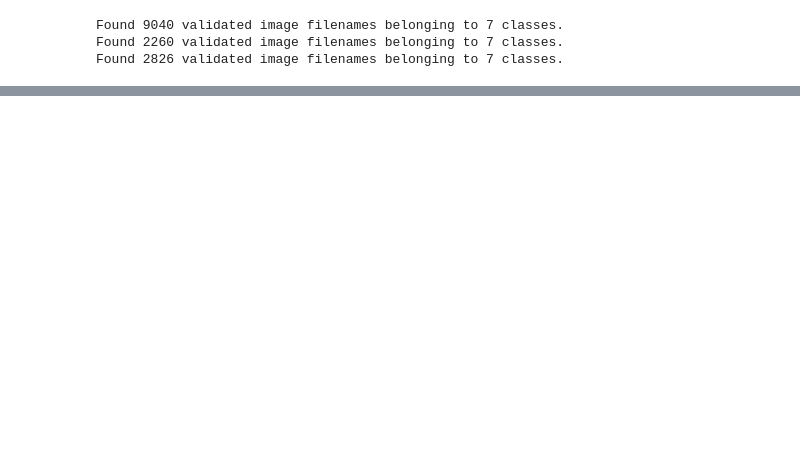
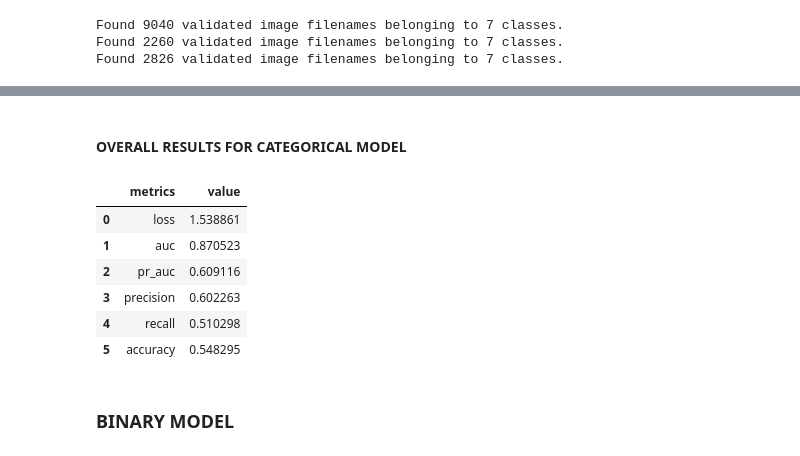
Before and after one commit to carlajord/methane_source, a Jupyter notebook: baseline.ipynb, the cells around one changed output, grey strips where cells are left out. Drawn from its saved outputs; the diff is of its cells as text; code cells hidden in the pictures; blank space fills up the shorter version.

Commit message:
baseline 2 models

```diff
--- a/baseline.ipynb
+++ b/baseline.ipynb
@@ -112,7 +112,7 @@ train_generator=train_datagen.flow_from_dataframe(
     class_mode="categorical", target_size=(720,720), batch_size=batch_size , subset = "training", color_mode='rgb')
 validation_generator = train_datagen.flow_from_dataframe(dataframe=labels_unique_train, directory=dir_path,
     x_col="Image_Folder", y_col="Type", seed = 42,
-    class_mode="categorical", target_size=(720,720), batch_size=batch_size , subset = "validation", color_mode='rgb')
+    class_mode="categorical", target_size=(720,720), batch_size=batch_size/2, subset = "validation", color_mode='rgb')
 test_generator = test_datagen.flow_from_dataframe(dataframe=labels_unique_test, directory=dir_path,
     x_col="Image_Folder", y_col="Type", seed = 42,
     class_mode="categorical", target_size=(720,720), batch_size=batch_size , color_mode='rgb')
@@ -128,14 +128,15 @@ STEP_SIZE_TEST=test_generator.n//test_generator.batch_size
 ##create build_model funtion
 def build_model():
     inputs = layers.Input(shape=(720, 720, 3))
-
-    cnn = layers.Conv2D(32, (3, 3), activation='relu')(inputs)
+    res= layers.Resizing(360,360, interpolation='bilinear',
+                         crop_to_aspect_ratio=False)(inputs)
+    cnn = layers.Conv2D(32, (3, 3), activation='relu')(res)
     cnn2 = layers.MaxPooling2D((2, 2))(cnn)
     cnn3 = layers.Conv2D(64, (3, 3), activation='relu')(cnn2)
     cnn4 = layers.MaxPooling2D((2, 2))(cnn3)
 
     flatten = layers.Flatten()(cnn4)
-    dense1 = layers.Dense(32, activation='relu')(flatten)
+    dense1 = layers.Dense(16, activation='relu')(flatten)
     out = layers.Dense(7, activation='softmax')(dense1)
 
     model = Model(inputs=inputs, outputs=out)
@@ -145,7 +146,6 @@ def build_model():
         tf.keras.metrics.AUC(name='pr_auc', curve='PR'),
         tf.keras.metrics.Precision(name='precision'),
         tf.keras.metrics.Recall(name='recall'),
-        'f1_score',
         'accuracy'
     ])
     return model
@@ -167,0 +248,3 @@ print("Test metrics:", test_metrics)
+# %%
+# evaluate the test set
+loss, auc, pr_auc, precision, recall, accuracy =model.evaluate(test_generator, steps=STEP_SIZE_TEST)
@@ -167,0 +253,17 @@ print("Test metrics:", test_metrics)
+# %%
+resu= pd.DataFrame({'metrics': ['loss', 'auc', 'pr_auc',' precision', 'recall', 'accuracy'],
+                    'value': [loss, auc, pr_auc, precision, recall, accuracy]})
+# %% [markdown]
+#### OVERALL RESULTS FOR CATEGORICAL MODEL
+# %%
+resu
+# %% [output]
+|  | metrics | value |
+| 0 | loss | 1.538861 |
+| 1 | auc | 0.870523 |
+| 2 | pr_auc | 0.609116 |
+| 3 | precision | 0.602263 |
+| 4 | recall | 0.510298 |
+| 5 | accuracy | 0.548295 |
+# %% [markdown]
+### BINARY MODEL
```
Also changed, not shown: parts of 10 cells of this notebook.
